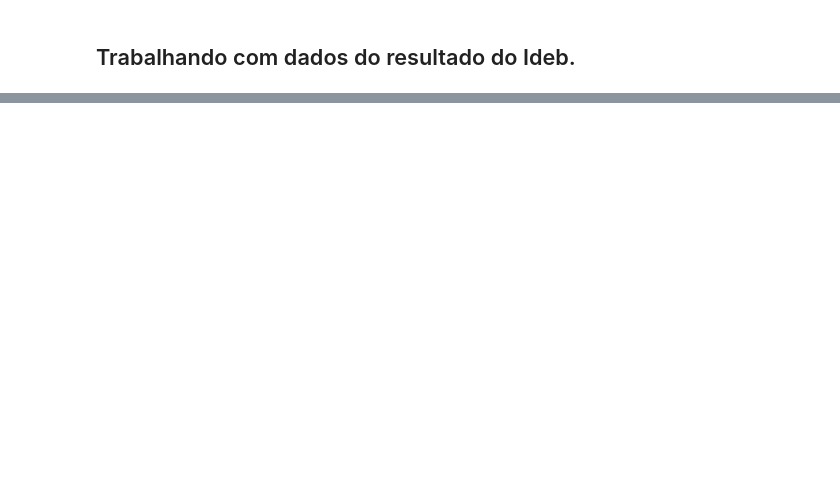
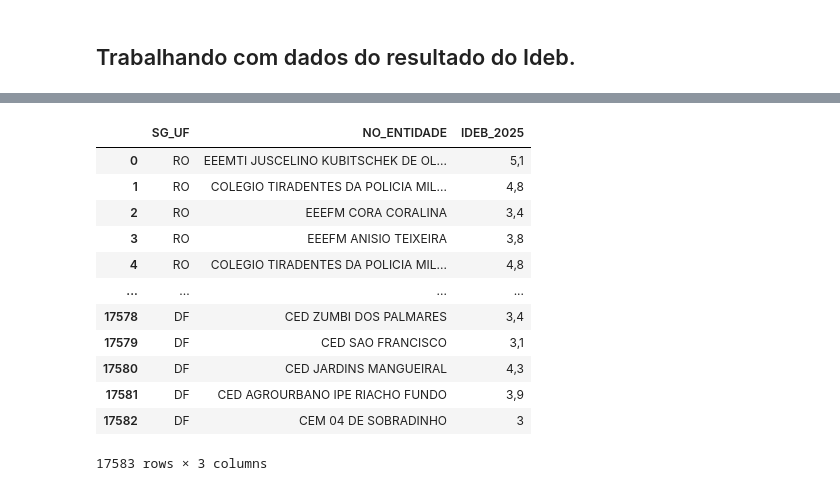
Before and after one commit to presley-rocha/Aprendizagem_de_maquina_supervisionado_POS_DATASCIENCE_SENAC, a Jupyter notebook: 2_NoteBooks_Etapas_Projeto/02.Preparacao_dos_dados.ipynb, the cells around one changed output, grey strips where cells are left out. Saved outputs shown, nothing was run; the diff lists cells and outputs as text; code cells hidden in the pictures; blank space fills up the shorter version.

Commit message:
Avanço no desenvolviento da etapa 02 e finalização do cruxamento dos dados INEP e Ideb

```diff
--- a/2_NoteBooks_Etapas_Projeto/02.Preparacao_dos_dados.ipynb
+++ b/2_NoteBooks_Etapas_Projeto/02.Preparacao_dos_dados.ipynb
@@ -203,0 +244,12 @@ df_filtrado.info()
+# %%
+print("\n\nRemovendo variáveis, e deixando apenas Código da Escola e nota do IDEB\n")
+
+variaveis_para_remover = [
+    "Sigla da UF",
+    "Código do Município",
+    "Nome do Município",
+    "Nome da Escola",
+    "Rede"]
+
+df_IBEB = df_filtrado.drop(columns=variaveis_para_remover, errors='ignore')
+df_IBEB.info()
@@ -203,0 +270,7 @@ df_filtrado.info()
+# %%
+print("\n\n Unindo os dois Dataframes usando o Código da Escola como chave de junção:\n")
+
+df_final = pd.merge(df_INEP_limpo_rede_publica, df_IBEB, left_on='CO_ENTIDADE', right_on='Código da Escola', how='inner')
+print("\n\nDataFrame df_final criado com sucesso!\n")
+df_final.info()
+df_final.columns.tolist()
@@ -203,0 +308,18 @@ df_filtrado.info()
+# %%
+#Vamos isolar para conferência quais são as fetures que estão como dtypes string
+coluna_str = [col for col in df_final.columns if df_final[col].dtype == 'string']
+df_final[coluna_str]
+# %% [output]
+|  | SG_UF | NO_ENTIDADE | IDEB_2025 |
+| 0 | RO | EEEMTI JUSCELINO KUBITSCHEK DE OL... | 5,1 |
+| 1 | RO | COLEGIO TIRADENTES DA POLICIA MIL... | 4,8 |
+| 2 | RO | EEEFM CORA CORALINA | 3,4 |
+| 3 | RO | EEEFM ANISIO TEIXEIRA | 3,8 |
+| 4 | RO | COLEGIO TIRADENTES DA POLICIA MIL... | 4,8 |
+| ... | ... | ... | ... |
+| 17578 | DF | CED ZUMBI DOS PALMARES | 3,4 |
+| 17579 | DF | CED SAO FRANCISCO | 3,1 |
+| 17580 | DF | CED JARDINS MANGUEIRAL | 4,3 |
+| 17581 | DF | CED AGROURBANO IPE RIACHO FUNDO | 3,9 |
+| 17582 | DF | CEM 04 DE SOBRADINHO | 3 |
+17583 rows × 3 columns
```
Also changed, not shown: parts of 11 cells of this notebook, 1 other file.
